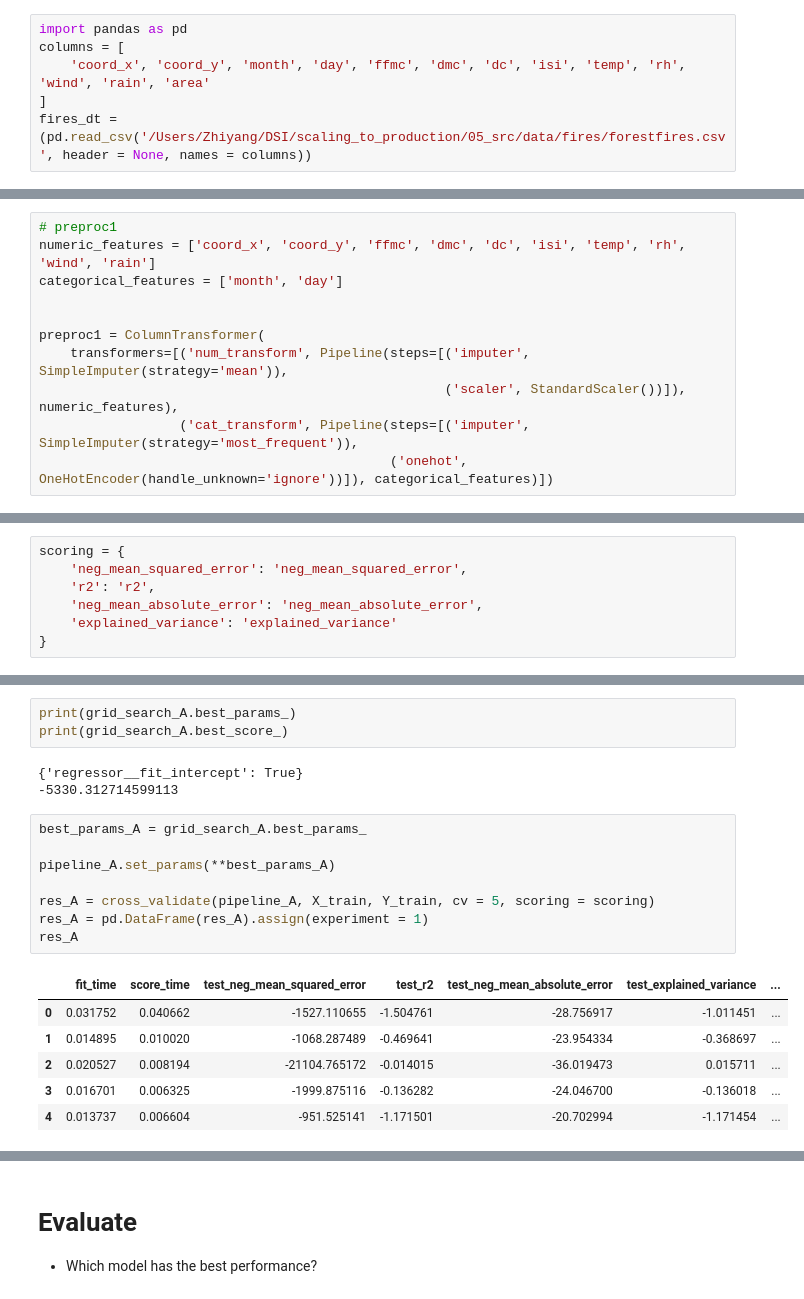
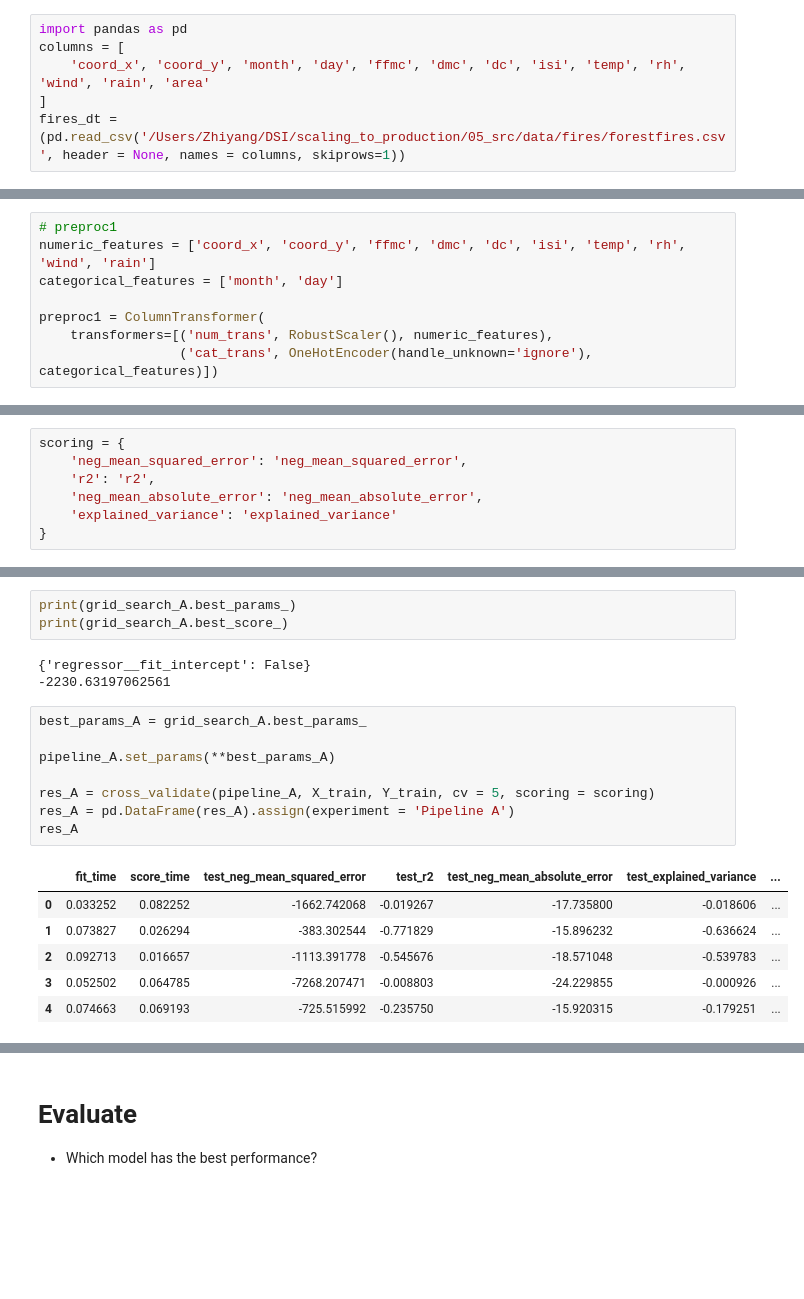
Before and after one commit to GianneW/scaling_to_production, a Jupyter notebook: 02_activities/assignments/assignment_3.ipynb, the cells around one changed output, grey strips where cells are left out. Cells and saved outputs as stored; diff of their text form; blank space fills up the shorter version.

```diff
--- a/02_activities/assignments/assignment_3.ipynb
+++ b/02_activities/assignments/assignment_3.ipynb
@@ -70,4 +70,4 @@ import pandas as pd
 columns = [
     'coord_x', 'coord_y', 'month', 'day', 'ffmc', 'dmc', 'dc', 'isi', 'temp', 'rh', 'wind', 'rain', 'area'
 ]
-fires_dt = (pd.read_csv('/Users/Zhiyang/DSI/scaling_to_production/05_src/data/fires/forestfires.csv', header = None, names = columns))
+fires_dt = (pd.read_csv('/Users/Zhiyang/DSI/scaling_to_production/05_src/data/fires/forestfires.csv', header = None, names = columns, skiprows=1))
@@ -134,12 +147,9 @@ Create preproc1 below.
 numeric_features = ['coord_x', 'coord_y', 'ffmc', 'dmc', 'dc', 'isi', 'temp', 'rh', 'wind', 'rain']
 categorical_features = ['month', 'day']
 
-
 preproc1 = ColumnTransformer(
-    transformers=[('num_transform', Pipeline(steps=[('imputer', SimpleImputer(strategy='mean')),
-                                                    ('scaler', StandardScaler())]), numeric_features),
-                  ('cat_transform', Pipeline(steps=[('imputer', SimpleImputer(strategy='most_frequent')),
-                                             ('onehot', OneHotEncoder(handle_unknown='ignore'))]), categorical_features)])
+    transformers=[('num_trans', RobustScaler(), numeric_features),
+                  ('cat_trans', OneHotEncoder(handle_unknown='ignore'), categorical_features)])
 # %%
 preproc1
 # %% [output]
@@ -279,20 +278,20 @@ result_A[['mean_fit_time', 'std_fit_time', 'mean_score_time', 'std_score_time',
 print(grid_search_A.best_params_)
 print(grid_search_A.best_score_)
 # %% [output]
-{'regressor__fit_intercept': True}
--5330.312714599113
+{'regressor__fit_intercept': False}
+-2230.63197062561
 # %%
 best_params_A = grid_search_A.best_params_
 
 pipeline_A.set_params(**best_params_A)
 
 res_A = cross_validate(pipeline_A, X_train, Y_train, cv = 5, scoring = scoring)
-res_A = pd.DataFrame(res_A).assign(experiment = 1)
+res_A = pd.DataFrame(res_A).assign(experiment = 'Pipeline A')
 res_A
 # %% [output]
 |  | fit_time | score_time | test_neg_mean_squared_error | test_r2 | test_neg_mean_absolute_error | test_explained_variance | ... |
-| 0 | 0.031752 | 0.040662 | -1527.110655 | -1.504761 | -28.756917 | -1.011451 | ... |
-| 1 | 0.014895 | 0.010020 | -1068.287489 | -0.469641 | -23.954334 | -0.368697 | ... |
-| 2 | 0.020527 | 0.008194 | -21104.765172 | -0.014015 | -36.019473 | 0.015711 | ... |
-| 3 | 0.016701 | 0.006325 | -1999.875116 | -0.136282 | -24.046700 | -0.136018 | ... |
-| 4 | 0.013737 | 0.006604 | -951.525141 | -1.171501 | -20.702994 | -1.171454 | ... |
+| 0 | 0.033252 | 0.082252 | -1662.742068 | -0.019267 | -17.735800 | -0.018606 | ... |
+| 1 | 0.073827 | 0.026294 | -383.302544 | -0.771829 | -15.896232 | -0.636624 | ... |
+| 2 | 0.092713 | 0.016657 | -1113.391778 | -0.545676 | -18.571048 | -0.539783 | ... |
+| 3 | 0.052502 | 0.064785 | -7268.207471 | -0.008803 | -24.229855 | -0.000926 | ... |
+| 4 | 0.074663 | 0.069193 | -725.515992 | -0.235750 | -15.920315 | -0.179251 | ... |
```
Also changed, not shown: parts of 33 cells of this notebook, 1 other file.
